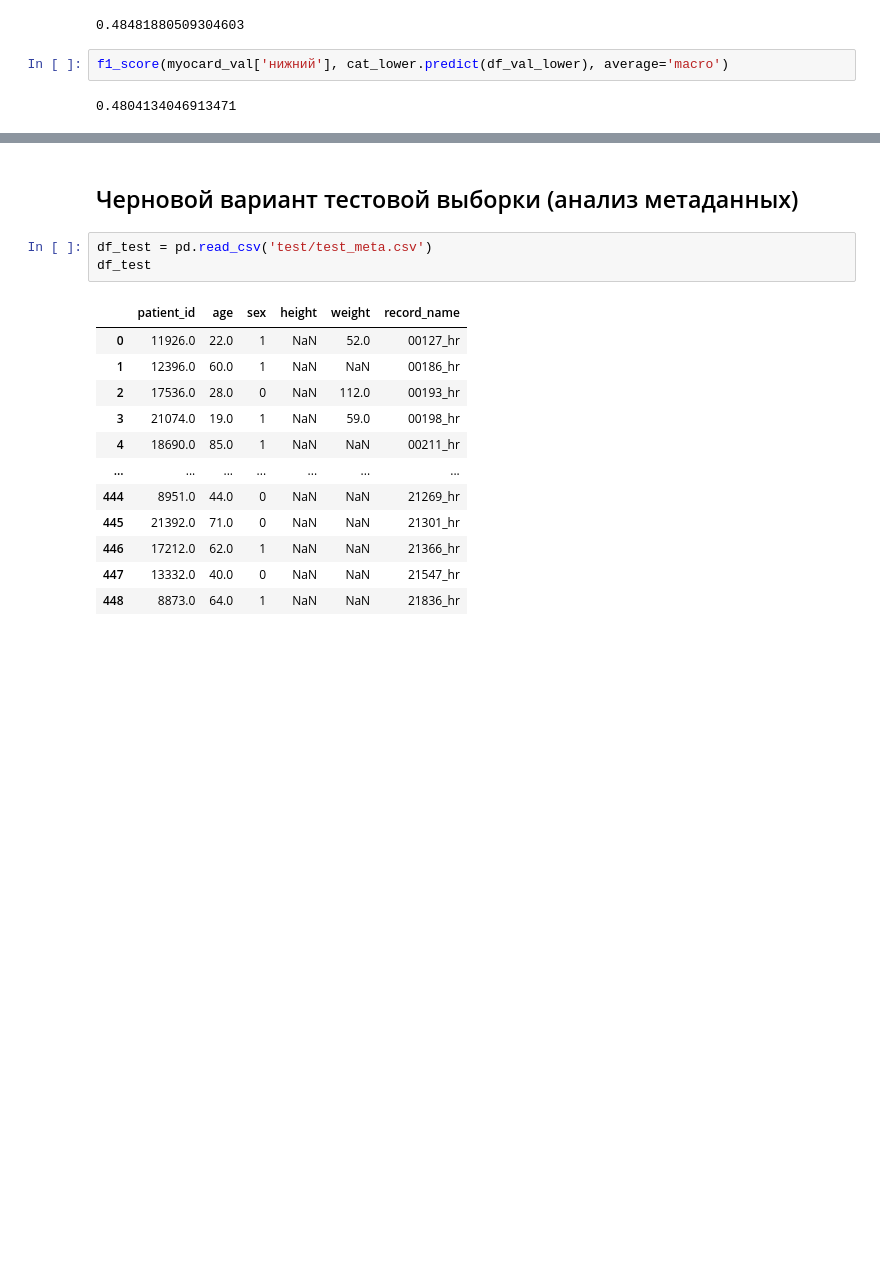
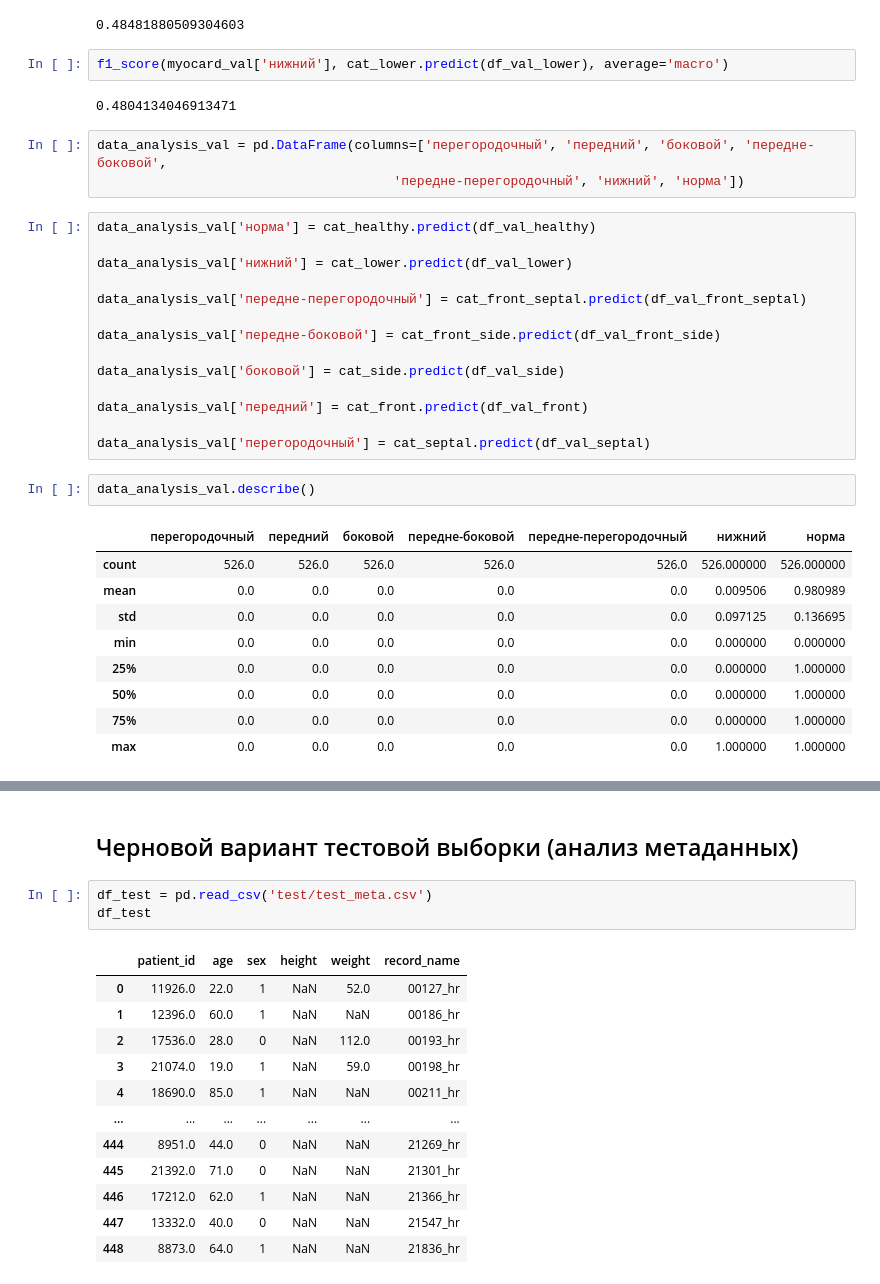
Before and after one commit to vikt-l/ECGMultilableClassification, a Jupyter notebook: main.ipynb, the cells around one changed output, grey strips where cells are left out. Drawn from its saved outputs; the diff is of its cells as text; blank space fills up the shorter version.

```diff
--- a/main.ipynb
+++ b/main.ipynb
@@ -1364,3 +1393,32 @@ f1_score(myocard_val['передне-перегородочный'], cat_front_s
 f1_score(myocard_val['нижний'], cat_lower.predict(df_val_lower), average='macro')
 # %% [output]
 0.4804134046913471
+# %%
+data_analysis_val = pd.DataFrame(columns=['перегородочный', 'передний', 'боковой', 'передне-боковой',
+                                      'передне-перегородочный', 'нижний', 'норма'])
+# %%
+data_analysis_val['норма'] = cat_healthy.predict(df_val_healthy)
+
+data_analysis_val['нижний'] = cat_lower.predict(df_val_lower)
+
+data_analysis_val['передне-перегородочный'] = cat_front_septal.predict(df_val_front_septal)
+
+data_analysis_val['передне-боковой'] = cat_front_side.predict(df_val_front_side)
+
+data_analysis_val['боковой'] = cat_side.predict(df_val_side)
+
+data_analysis_val['передний'] = cat_front.predict(df_val_front)
+
+data_analysis_val['перегородочный'] = cat_septal.predict(df_val_septal)
+# %%
+data_analysis_val.describe()
+# %% [output]
+|  | перегородочный | передний | боковой | передне-боковой | передне-перегородочный | нижний | норма |
+| count | 526.0 | 526.0 | 526.0 | 526.0 | 526.0 | 526.000000 | 526.000000 |
+| mean | 0.0 | 0.0 | 0.0 | 0.0 | 0.0 | 0.009506 | 0.980989 |
+| std | 0.0 | 0.0 | 0.0 | 0.0 | 0.0 | 0.097125 | 0.136695 |
+| min | 0.0 | 0.0 | 0.0 | 0.0 | 0.0 | 0.000000 | 0.000000 |
+| 25% | 0.0 | 0.0 | 0.0 | 0.0 | 0.0 | 0.000000 | 1.000000 |
+| 50% | 0.0 | 0.0 | 0.0 | 0.0 | 0.0 | 0.000000 | 1.000000 |
+| 75% | 0.0 | 0.0 | 0.0 | 0.0 | 0.0 | 0.000000 | 1.000000 |
+| max | 0.0 | 0.0 | 0.0 | 0.0 | 0.0 | 1.000000 | 1.000000 |
```
Also changed, not shown: parts of 16 cells of this notebook.
